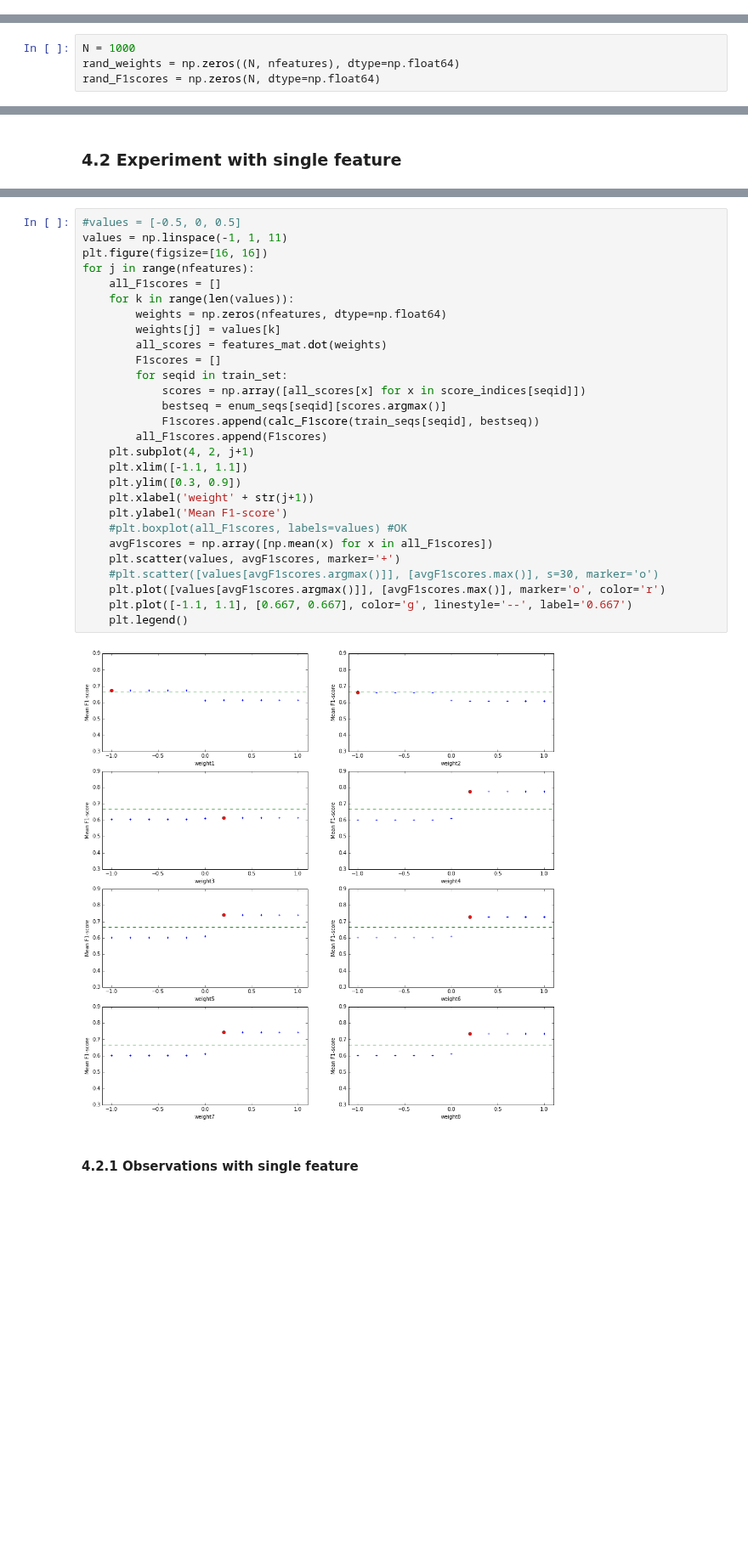
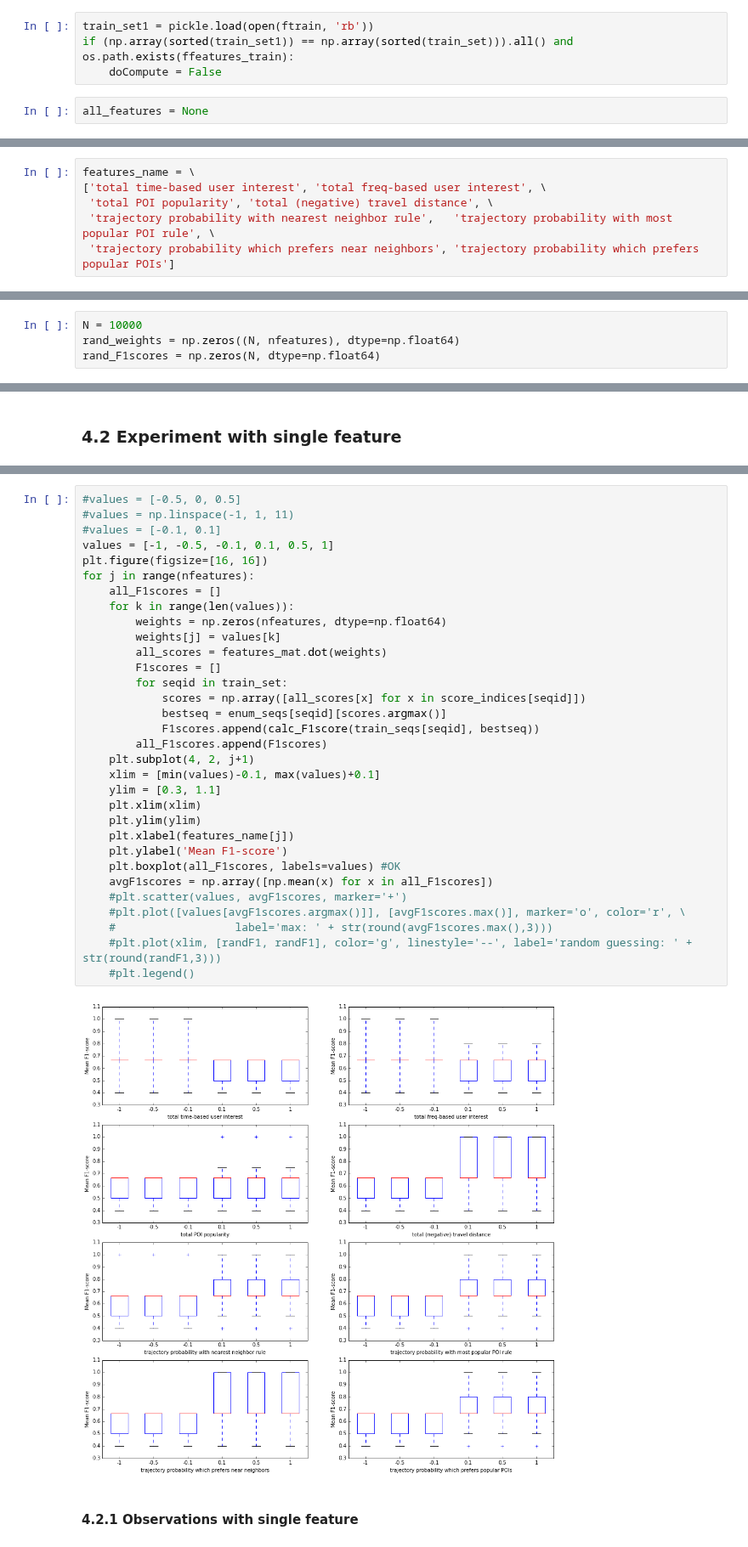
Before and after one commit to chengsoonong/digbeta, a Jupyter notebook: tour/experiment.ipynb, the cells around one changed output, grey strips where cells are left out. Shown at 85% size. Cells and saved outputs as stored; diff of their text form; blank space fills up the shorter version.

```diff
--- a/tour/experiment.ipynb
+++ b/tour/experiment.ipynb
@@ -627 +671,7 @@ seq_info = [(seqid, j) for seqid in train_set for j in range(len(enum_seqs[seqid
+# %%
+train_set1 = pickle.load(open(ftrain, 'rb'))
+if (np.array(sorted(train_set1)) == np.array(sorted(train_set))).all() and os.path.exists(ffeatures_train):
+    doCompute = False
+# %%
+all_features = None
 # %%
@@ -655,6 +712,12 @@ assert(len(all_features) == num_enum_seq)
 <a id='sec4'></a>
 # %% [markdown]
 ## 4. Experiments with training set
+# %%
+features_name = \
+['total time-based user interest', 'total freq-based user interest', \
+ 'total POI popularity', 'total (negative) travel distance', \
+ 'trajectory probability with nearest neighbor rule',   'trajectory probability with most popular POI rule', \
+ 'trajectory probability which prefers near neighbors', 'trajectory probability which prefers popular POIs']
 # %%
 def calc_F1score(seq_act, seq_rec):
     assert(len(seq_act) > 0)
@@ -685,7 +748,7 @@ print(features_mat.shape)
 # %% [markdown]
 ### 4.1 Experiment with random weights
 # %%
-N = 1000
+N = 10000
 rand_weights = np.zeros((N, nfeatures), dtype=np.float64)
 rand_F1scores = np.zeros(N, dtype=np.float64)
 # %%
@@ -729,33 +794,37 @@ pd.Series(F1scores).hist(bins=50)
 # %%
 #values = [-0.5, 0, 0.5]
-values = np.linspace(-1, 1, 11)
+#values = np.linspace(-1, 1, 11)
+#values = [-0.1, 0.1]
+values = [-1, -0.5, -0.1, 0.1, 0.5, 1]
 plt.figure(figsize=[16, 16])
 for j in range(nfeatures):
     all_F1scores = []
     for k in range(len(values)):
         weights = np.zeros(nfeatures, dtype=np.float64)
         weights[j] = values[k]
         all_scores = features_mat.dot(weights)
         F1scores = []
         for seqid in train_set:
             scores = np.array([all_scores[x] for x in score_indices[seqid]])
             bestseq = enum_seqs[seqid][scores.argmax()]
             F1scores.append(calc_F1score(train_seqs[seqid], bestseq))
         all_F1scores.append(F1scores)
     plt.subplot(4, 2, j+1)
-    plt.xlim([-1.1, 1.1])
-    plt.ylim([0.3, 0.9])
-    plt.xlabel('weight' + str(j+1))
+    xlim = [min(values)-0.1, max(values)+0.1]
+    ylim = [0.3, 1.1]
+    plt.xlim(xlim)
+    plt.ylim(ylim)
+    plt.xlabel(features_name[j])
     plt.ylabel('Mean F1-score')
-    #plt.boxplot(all_F1scores, labels=values) #OK
+    plt.boxplot(all_F1scores, labels=values) #OK
     avgF1scores = np.array([np.mean(x) for x in all_F1scores])
-    plt.scatter(values, avgF1scores, marker='+')
-    #plt.scatter([values[avgF1scores.argmax()]], [avgF1scores.max()], s=30, marker='o')
-    plt.plot([values[avgF1scores.argmax()]], [avgF1scores.max()], marker='o', color='r')
-    plt.plot([-1.1, 1.1], [0.667, 0.667], color='g', linestyle='--', label='0.667')
-    plt.legend()
+    #plt.scatter(values, avgF1scores, marker='+')
+    #plt.plot([values[avgF1scores.argmax()]], [avgF1scores.max()], marker='o', color='r', \
+    #                  label='max: ' + str(round(avgF1scores.max(),3)))
+    #plt.plot(xlim, [randF1, randF1], color='g', linestyle='--', label='random guessing: ' + str(round(randF1,3)))
+    #plt.legend()
 # %% [output]
-[figure, old version]
+[figure, new version]
 # %% [markdown]
 #### 4.2.1 Observations with single feature
 # %% [markdown]
```
Also changed, not shown: parts of 53 cells of this notebook.
